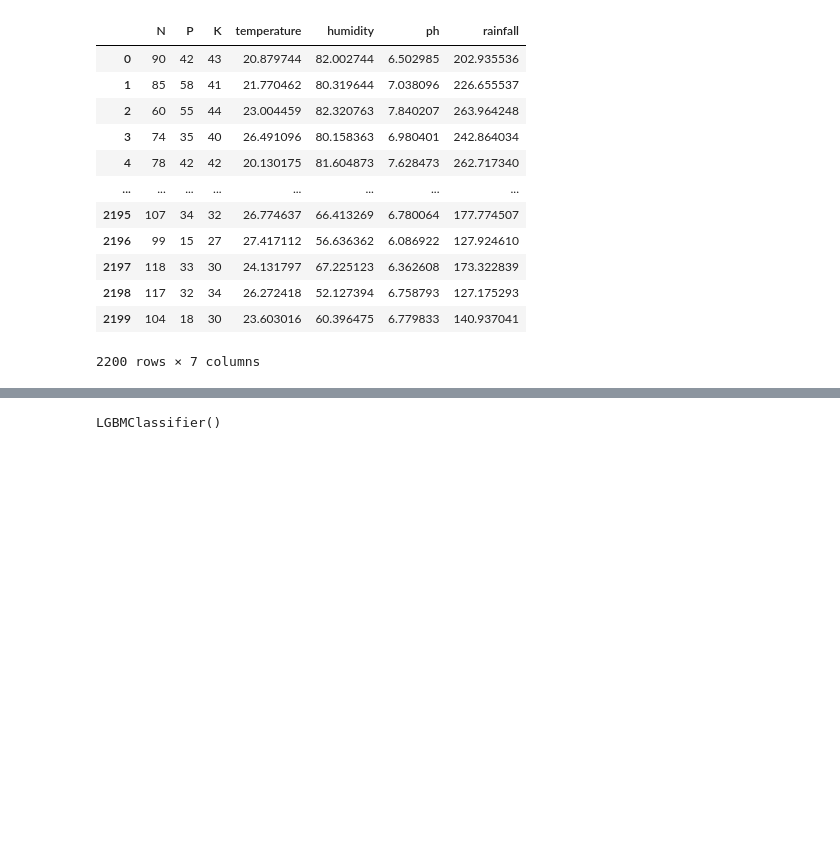
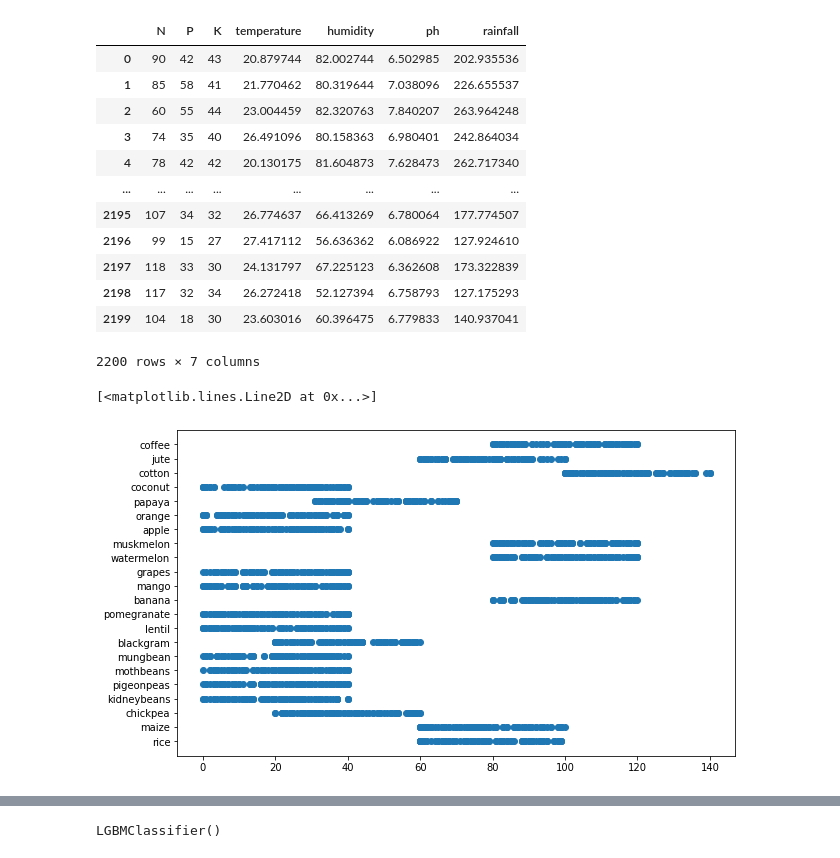
Before and after one commit to Hariharan0007/TRINIT_594092-U907K6ON_ML, a Jupyter notebook: crop_prediction.ipynb, the cells around one changed output, grey strips where cells are left out. Saved outputs shown, nothing was run; the diff lists cells and outputs as text; code cells hidden in the pictures; blank space fills up the shorter version.

Commit message:
visualizing N, P, K values for each crop

```diff
--- a/crop_prediction.ipynb
+++ b/crop_prediction.ipynb
@@ -33,3 +33,10 @@ X
 | 2198 | 117 | 32 | 34 | 26.272418 | 52.127394 | 6.758793 | 127.175293 |
 | 2199 | 104 | 18 | 30 | 23.603016 | 60.396475 | 6.779833 | 140.937041 |
 2200 rows × 7 columns
+# %%
+# visualizing N, P, K values
+plt.figure(figsize=(10, 6))
+plt.plot(X['N'], y, 'o')
+# %% [output]
+[<matplotlib.lines.Line2D at 0x...>]
+[figure, added]
```
Also changed, not shown: parts of 2 cells of this notebook.
